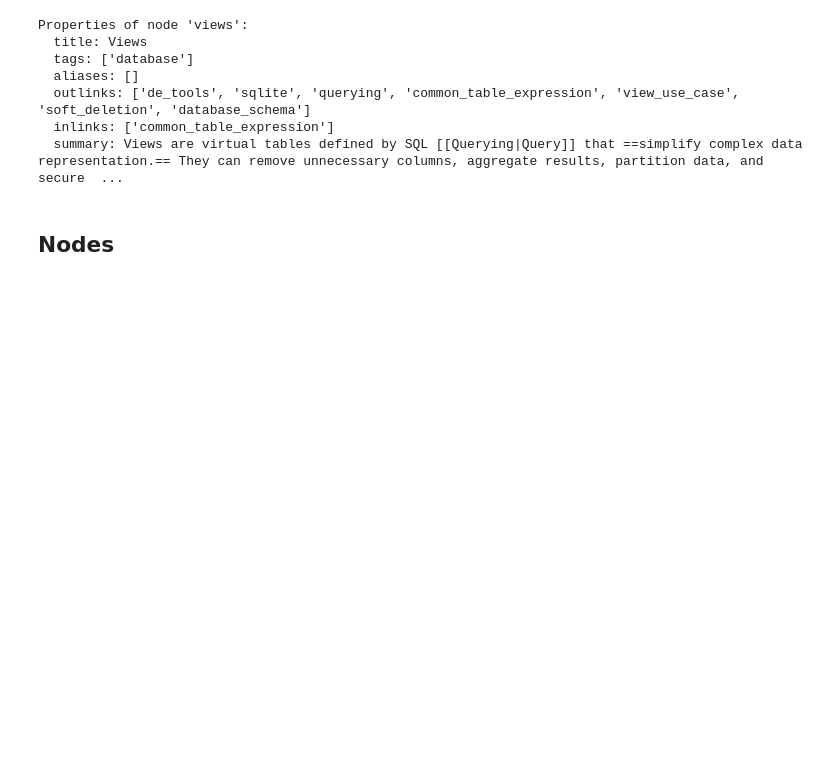
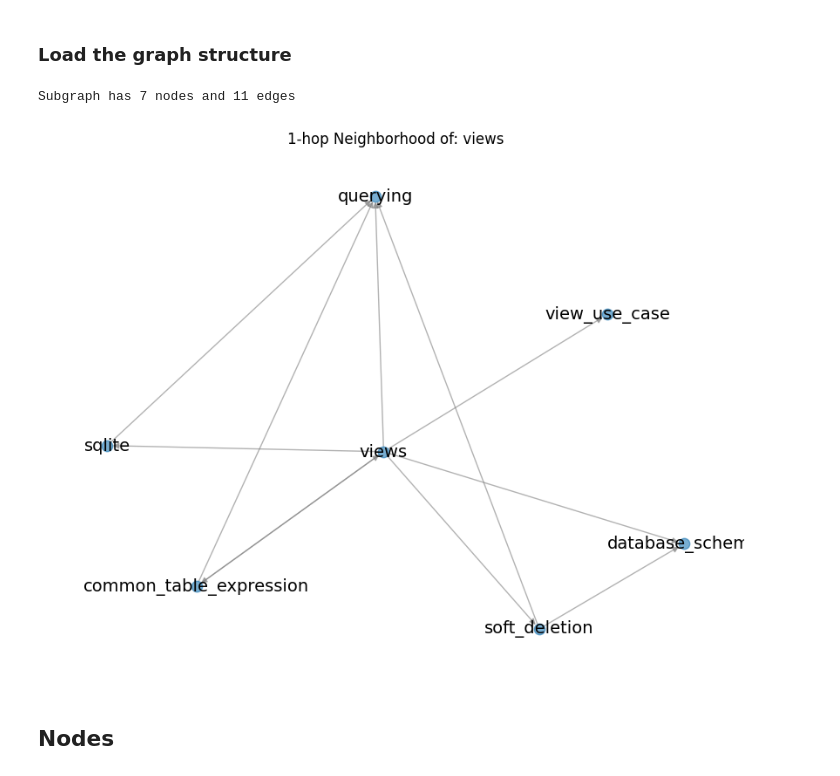
Before and after one commit to rhyslwells/Data-Archive-Graph, a Jupyter notebook: explorations/explore/2-graph.ipynb, the cells around one changed output. Cells and saved outputs as stored; diff of their text form; code cells hidden in the pictures; blank space fills up the shorter version.

```diff
--- a/explorations/explore/graph.ipynb
+++ b/explorations/explore/2-graph.ipynb
@@ -18,41 +34,39 @@ with open(OUTPUT_PATH, "r", encoding="utf-8") as f:
+# %% [markdown]
+### Load the graph structure
+# %%
+OUTPUT_PATH="../Data/vault_index.json"
+# # read json file
+with open(OUTPUT_PATH, "r", encoding="utf-8") as f:
+    vault_index = json.load(f)
 # %%
-# ---------------------------
 # Create the directed graph
-# ---------------------------
-G = nx.DiGraph()
+def create_graph(vault_index):
+    G = nx.DiGraph()
 
-# Add nodes and their properties
-for node_id, data in vault_index.items():
-    G.add_node(node_id, **data)
+    # Add nodes and their properties
+    for node_id, data in vault_index.items():
+        G.add_node(node_id, **data)
 
-# Add edges based on inlinks
-for target_id, data in vault_index.items():
-    for source_id in data["inlinks"]:
-        if source_id in vault_index:  # Only create edge if source node exists
-            G.add_edge(source_id, target_id)
+    # Add edges based on inlinks
+    for target_id, data in vault_index.items():
+        for source_id in data["inlinks"]:
+            if source_id in vault_index:  # Only create edge if source node exists
+                G.add_edge(source_id, target_id)
 
-# Add edges based on outlinks
-for source_id, data in vault_index.items():
-    for target_id in data["outlinks"]:
-        if target_id in vault_index:  # Only create edge if target node exists
-            G.add_edge(source_id, target_id)
+    # Add edges based on outlinks
+    for source_id, data in vault_index.items():
+        for target_id in data["outlinks"]:
+            if target_id in vault_index:  # Only create edge if target node exists
+                G.add_edge(source_id, target_id)
+    return G
-# %%
-# Retrieve attributes of a specific node
-node_id = "views"
-if node_id in G.nodes:
-    props = G.nodes[node_id]
-    print(f"Properties of node '{node_id}':")
-    for key, value in props.items():
-        print(f"  {key}: {value}")
-else:
-    print(f"Node '{node_id}' not found in graph.")
-# %% [output]
-Properties of node 'views':
-  title: Views
-  tags: ['database']
-  aliases: []
-  outlinks: ['de_tools', 'sqlite', 'querying', 'common_table_expression', 'view_use_case', 'soft_deletion', 'database_schema']
-  inlinks: ['common_table_expression']
-  summary: Views are virtual tables defined by SQL [[Querying|Query]] that ==simplify complex data representation.== They can remove unnecessary columns, aggregate results, partition data, and secure  ...
+# %%
+G=create_graph(vault_index)
+# %%
+# Example: a 1-hop neighborhood
+subG = g.get_subgraph(G,"views", depth=1,remove_loops=True)
+g.plot_graph(subG, label_nodes=True,center_title="views", font_size=14, k=2)  # Font size set to 14 and reduced edge length with k=0.1
+# %% [output]
+Subgraph has 7 nodes and 11 edges
+[figure, added]
 # %% [markdown]
 ## Nodes
```
Also changed, not shown: parts of 5 cells of this notebook, 6 other files.
